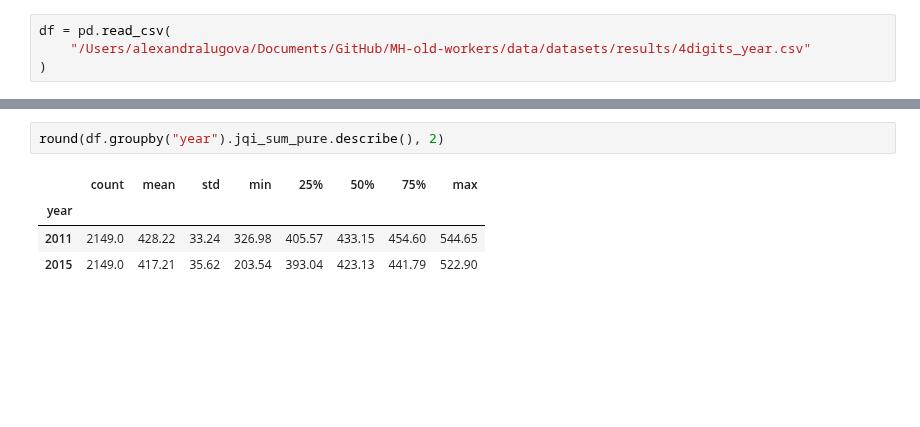
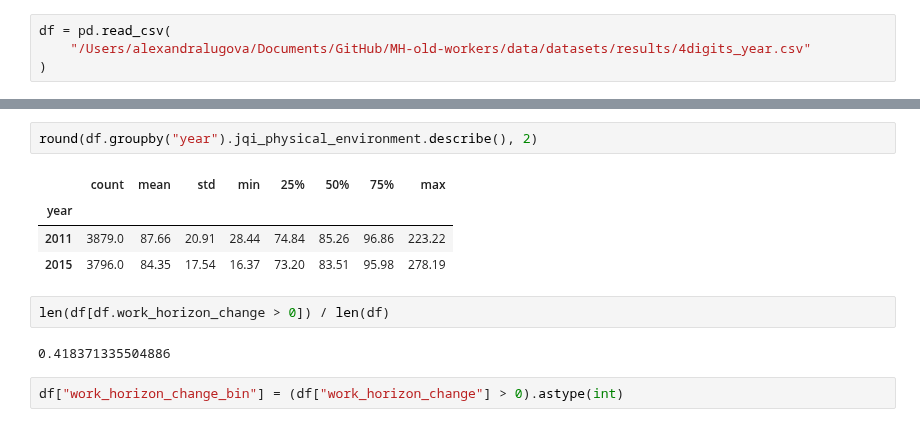
Before and after one commit to lugovalexa/MH-old-workers, a Jupyter notebook: notebooks/final_datasets.ipynb, the cells around one changed output, grey strips where cells are left out. Saved outputs shown, nothing was run; the diff lists cells and outputs as text; blank space fills up the shorter version.

```diff
--- a/notebooks/final_datasets.ipynb
+++ b/notebooks/final_datasets.ipynb
@@ -69,8 +107,14 @@ dummy_df.describe()
 | max | 1.000000 | 1.000000 | 1.000000 |
 # %%
-round(df.groupby("year").jqi_sum_pure.describe(), 2)
+round(df.groupby("year").jqi_physical_environment.describe(), 2)
 # %% [output]
 |  | count | mean | std | min | 25% | 50% | 75% | max |
 | year |  |  |  |  |  |  |  |  |
-| 2011 | 2149.0 | 428.22 | 33.24 | 326.98 | 405.57 | 433.15 | 454.60 | 544.65 |
-| 2015 | 2149.0 | 417.21 | 35.62 | 203.54 | 393.04 | 423.13 | 441.79 | 522.90 |
+| 2011 | 3879.0 | 87.66 | 20.91 | 28.44 | 74.84 | 85.26 | 96.86 | 223.22 |
+| 2015 | 3796.0 | 84.35 | 17.54 | 16.37 | 73.20 | 83.51 | 95.98 | 278.19 |
+# %%
+len(df[df.work_horizon_change > 0]) / len(df)
+# %% [output]
+0.418371335504886
+# %%
+df["work_horizon_change_bin"] = (df["work_horizon_change"] > 0).astype(int)
```
Also changed, not shown: parts of 9 cells of this notebook, 12 other files.
